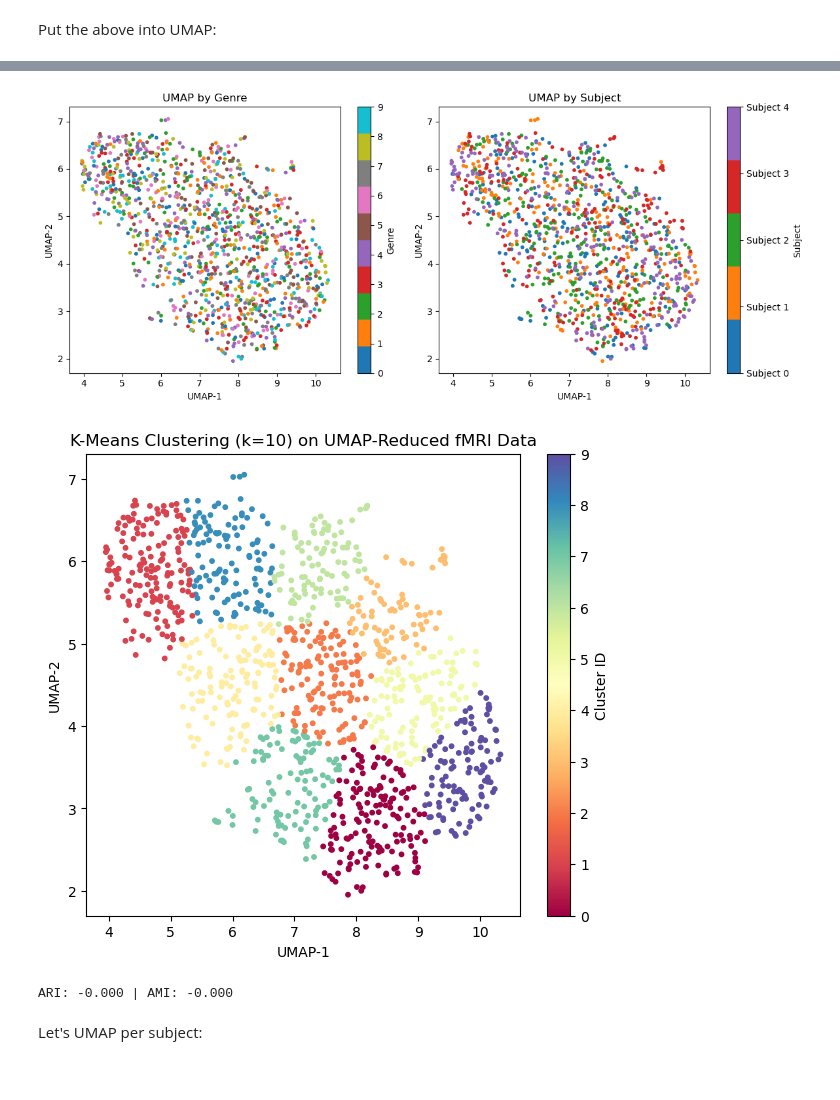
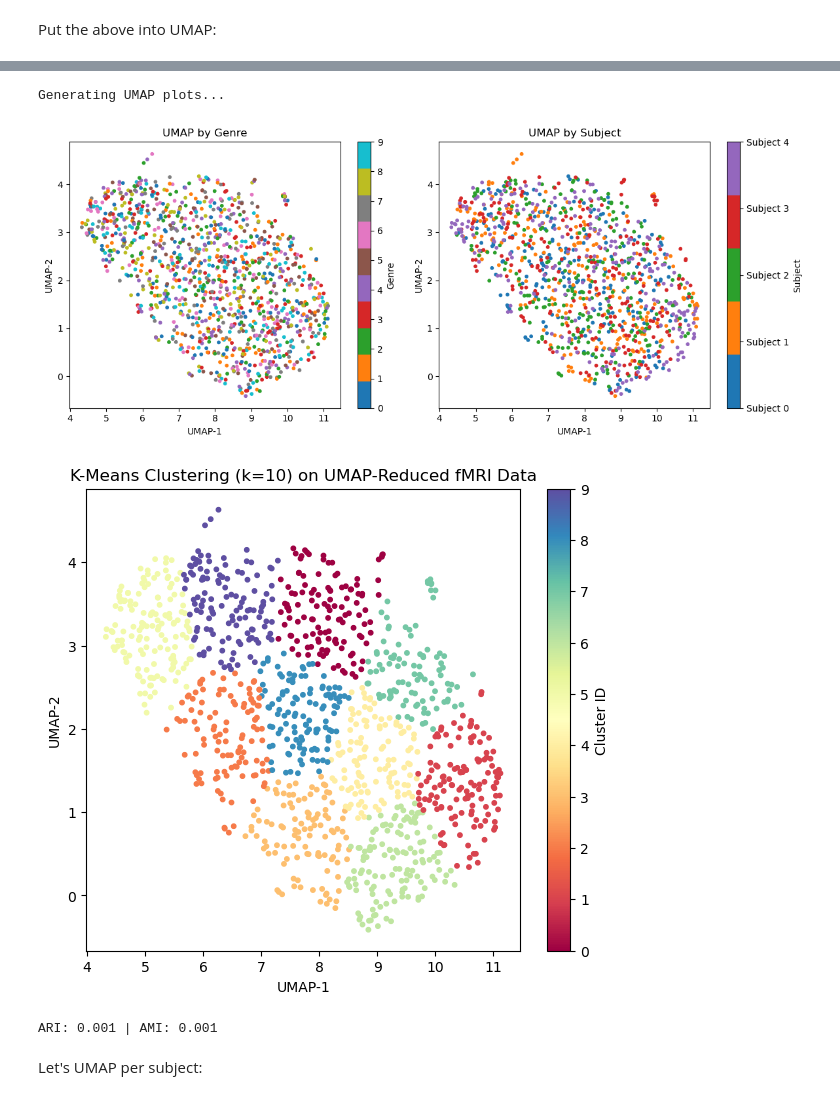
Before and after one commit to jenniarakaki/n120, a Jupyter notebook: log_regression.ipynb, the cells around one changed output, grey strips where cells are left out. Drawn from its saved outputs; the diff is of its cells as text; code cells hidden in the pictures.

Commit message:
more edits to UMAP, repetitions removed

```diff
--- a/log_regression.ipynb
+++ b/log_regression.ipynb
@@ -57,22 +59,3 @@ Concatenate all of the data.
 subject_list = [sub1test, sub2test, sub3test, sub4test, sub5test]
 # %% [markdown]
 Create a genre label vector to feed into the UMAP function.
-# %%
-import scipy.io as sio
-import numpy as np
-
-# Load the .mat file (adjust the path if needed)
-data = sio.loadmat('/Users/jenniferarakaki/Documents/neuro120/8275363/AcrossGenre_Order_Test.mat')
-test_run_data = data['across_genre_rn_test']  # shape: (6 runs, 4 reps, 10 genres)
-
-# Step 1: Extract the genre label for each of the 60 tracks (6 runs × 10 tracks)
-# We use repetition 0 because all 4 reps use the same tracks
-genre_labels = []
-
-for run in range(6):  # 6 runs
-    for track_position in range(10):  # 10 tracks per run
-        genre_id = int(test_run_data[run, 0, track_position])  # genre labels are 1-indexed (1–10)
-        genre_labels.append(genre_id)
-
-# Step 2: Repeat each genre label 4 times (one for each repetition)
-genre_labels_full = np.repeat(genre_labels, 4)   # shape: (240,)
@@ -229,39 +165,46 @@ import matplotlib.pyplot as plt
 from matplotlib.colors import ListedColormap
 from sklearn.preprocessing import LabelEncoder
 
-# --- Step 1: Encode genre labels ---
+# --- Step 1: UMAP from 100D → 2D ---
+reducer = umap.UMAP(n_neighbors=15, min_dist=0.1, n_components=2, random_state=42)
+embedding = reducer.fit_transform(data_matrix)  # shape: [n_samples, 2]
+subject_ids = np.repeat(np.arange(5), 240)  # shape: (1200,)
+
+# --- Step 2: Encode genre labels ---
 genre_encoder = LabelEncoder()
 genre_encoded = genre_encoder.fit_transform(genre_labels_named_1200)
 
-# --- Step 2: Create custom colormap for 5 subjects ---
+# --- Step 3: Create custom colormap for 5 subjects ---
 subject_cmap = ListedColormap(['#1f77b4', '#ff7f0e', '#2ca02c', '#d62728', '#9467bd'])
 
-# --- Step 3: Plot both genre and subject ---
+# --- Step 4: Plot both genre and subject ---
 plt.figure(figsize=(12, 5))
 
 # -- Plot by Genre --
+print("Generating UMAP plots...")
 plt.subplot(1, 2, 1)
 scatter1 = plt.scatter(embedding[:, 0], embedding[:, 1], c=genre_encoded, cmap='tab10', s=10)
 plt.title("UMAP by Genre")
 plt.xlabel("UMAP-1")
 plt.ylabel("UMAP-2")
 cbar1 = plt.colorbar(scatter1, ticks=range(10))
 cbar1.set_label("Genre")
 
 # -- Plot by Subject (with fixed 5-color map) --
 plt.subplot(1, 2, 2)
 scatter2 = plt.scatter(embedding[:, 0], embedding[:, 1], c=subject_ids, cmap=subject_cmap, s=10)
 plt.title("UMAP by Subject")
 plt.xlabel("UMAP-1")
 plt.ylabel("UMAP-2")
 cbar2 = plt.colorbar(scatter2, ticks=range(5))
 cbar2.set_label("Subject")
 cbar2.set_ticklabels([f"Subject {i}" for i in range(5)])
 
 plt.tight_layout()
 plt.show()
 # %% [output]
+Generating UMAP plots...
-[figure, old version]
+[figure, new version]
 # %%
 from sklearn.cluster import KMeans
 import matplotlib.pyplot as plt
@@ -279,7 +222,7 @@ plt.ylabel("UMAP-2")
 plt.colorbar(label="Cluster ID")
 plt.show()
 # %% [output]
-[figure, old version]
+[figure, new version]
 # %%
 from sklearn.metrics import adjusted_rand_score, adjusted_mutual_info_score
 
@@ -288,7 +231,7 @@ ami = adjusted_mutual_info_score(genre_labels_named_1200, kmeans_labels)
 
 print(f"ARI: {ari:.3f} | AMI: {ami:.3f}")
 # %% [output]
-ARI: -0.000 | AMI: -0.000
+ARI: 0.001 | AMI: 0.001
 # %% [markdown]
 Let's UMAP per subject:
 # %%
```
Also changed, not shown: parts of 6 cells of this notebook.
